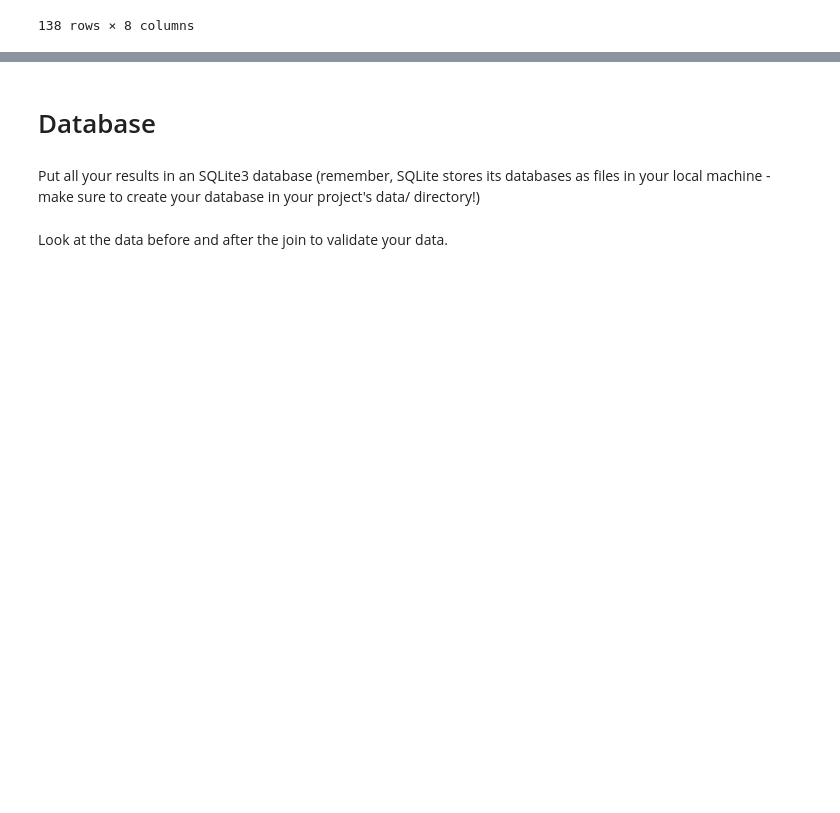
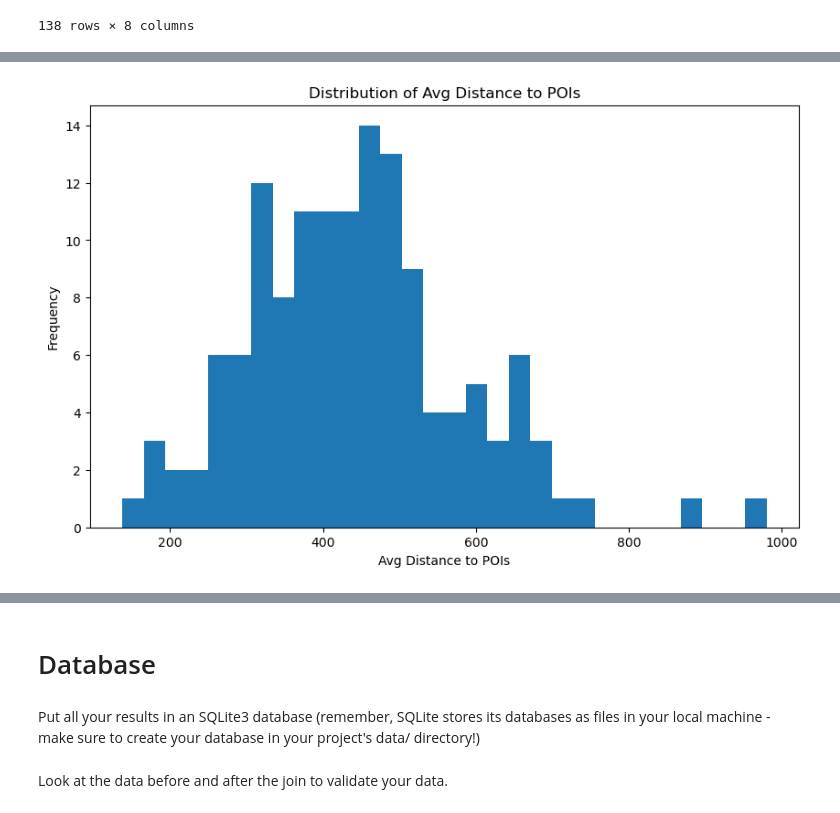
Before and after one commit to Hounder23/LIGHTHOUSE-p2, a Jupyter notebook: notebooks/joining_data.ipynb, the cells around one changed output, grey strips where cells are left out. Saved outputs shown, nothing was run; the diff lists cells and outputs as text; code cells hidden in the pictures; blank space fills up the shorter version.

```diff
--- a/notebooks/joining_data.ipynb
+++ b/notebooks/joining_data.ipynb
@@ -74,0 +49,22 @@ Name: count, Length: 138, dtype: int64
+# %%
+# loop through FS_nearby_POIs and calculate the sum of distance to bike stations where the station_id is the same
+# and save the results grouped by station_id to a new dataframe
+FS_distance = FS_nearby_POIs.groupby('station_id')['distance'].sum().reset_index()
+FS_distance.columns = ['station_id', 'FS_sum_distance']
+
+#sort the df by FS_sum_distance ascending
+FS_distance = FS_distance.sort_values(by='FS_sum_distance', ascending=True)
+
+#count the number of instances of each station_id in FS_nearby_POIs
+#add the count to the FS_distance df as a new column FS_POI_count
+#make sure to align the counts with the correct station_id
+FS_distance['FS_POI_count'] = FS_nearby_POIs['station_id'].value_counts().sort_index().values
+
+#using the FS_sum_distance and FS_POI_count columns, calculate the average distance to POIs for each station
+FS_distance['FS_avg_distance'] = FS_distance['FS_sum_distance'] / FS_distance['FS_POI_count']
+
+# sort the df by avg_distance ascending
+FS_distance = FS_distance.sort_values(by='FS_avg_distance', ascending=True)
+
+
+FS_distance # the stations listed in this order tend to have the closest POIs
@@ -74,0 +85,10 @@ Name: count, Length: 138, dtype: int64
+# %%
+# plot the distribution of avg_distance for all stations
+plt.figure(figsize=(10, 6))
+plt.hist(FS_distance['FS_avg_distance'], bins=30)
+plt.xlabel('Avg Distance to POIs')
+plt.ylabel('Frequency')
+plt.title('Distribution of Avg Distance to POIs')
+plt.show()
+# %% [output]
+[figure, added]
```
Also changed, not shown: parts of 21 cells of this notebook, 2 other files.
